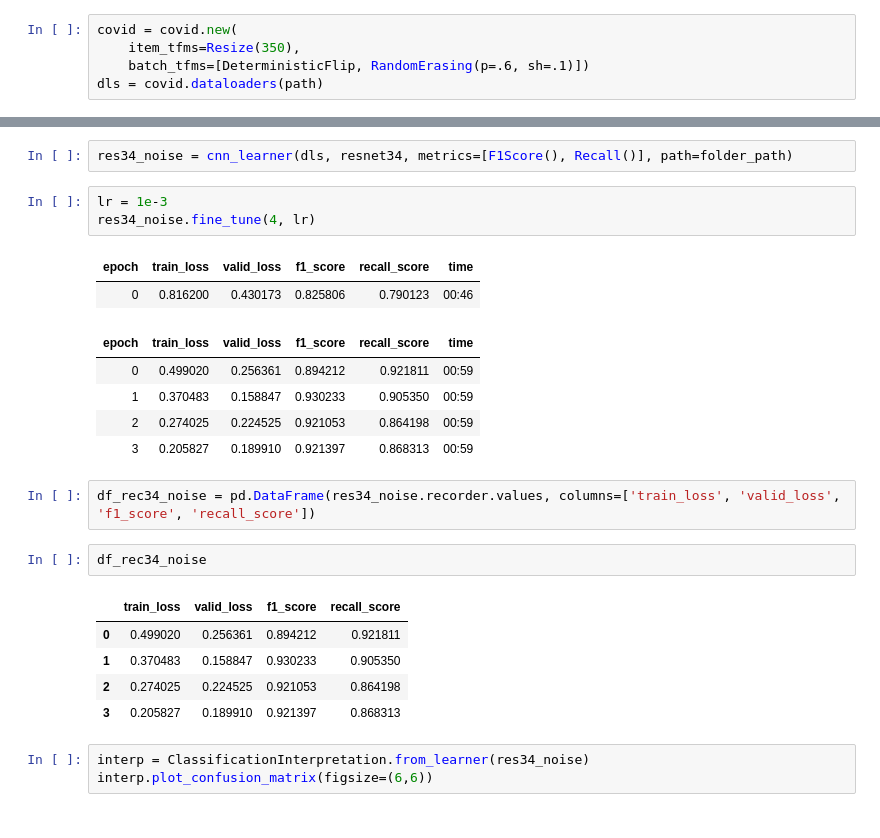
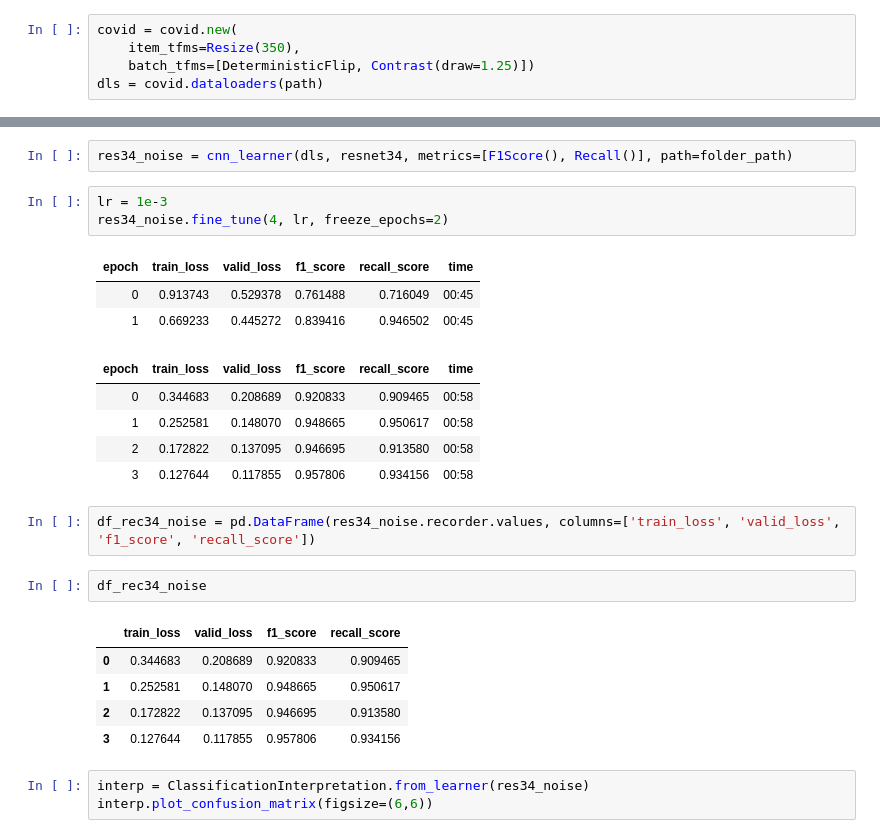
Before and after one commit to tomiambro/covid_transfer_learning, a Jupyter notebook: covid.ipynb, the cells around one changed output, grey strips where cells are left out. Cells and saved outputs as stored; diff of their text form.

```diff
--- a/covid.ipynb
+++ b/covid.ipynb
@@ -104,7 +104,7 @@ torch.cuda.empty_cache()
 # %%
 covid = covid.new(
     item_tfms=Resize(350),
-    batch_tfms=[DeterministicFlip, RandomErasing(p=.6, sh=.1)])
+    batch_tfms=[DeterministicFlip, Contrast(draw=1.25)])
 dls = covid.dataloaders(path)
 # %%
 dls.train.show_batch(max_n=4)
@@ -118,25 +120,26 @@ trans(train_features[0])
 res34_noise = cnn_learner(dls, resnet34, metrics=[F1Score(), Recall()], path=folder_path)
 # %%
 lr = 1e-3
-res34_noise.fine_tune(4, lr)
+res34_noise.fine_tune(4, lr, freeze_epochs=2)
 # %% [output]
 | epoch | train_loss | valid_loss | f1_score | recall_score | time |
-| 0 | 0.816200 | 0.430173 | 0.825806 | 0.790123 | 00:46 |
+| 0 | 0.913743 | 0.529378 | 0.761488 | 0.716049 | 00:45 |
+| 1 | 0.669233 | 0.445272 | 0.839416 | 0.946502 | 00:45 |
 | epoch | train_loss | valid_loss | f1_score | recall_score | time |
-| 0 | 0.499020 | 0.256361 | 0.894212 | 0.921811 | 00:59 |
-| 1 | 0.370483 | 0.158847 | 0.930233 | 0.905350 | 00:59 |
-| 2 | 0.274025 | 0.224525 | 0.921053 | 0.864198 | 00:59 |
-| 3 | 0.205827 | 0.189910 | 0.921397 | 0.868313 | 00:59 |
+| 0 | 0.344683 | 0.208689 | 0.920833 | 0.909465 | 00:58 |
+| 1 | 0.252581 | 0.148070 | 0.948665 | 0.950617 | 00:58 |
+| 2 | 0.172822 | 0.137095 | 0.946695 | 0.913580 | 00:58 |
+| 3 | 0.127644 | 0.117855 | 0.957806 | 0.934156 | 00:58 |
 # %%
 df_rec34_noise = pd.DataFrame(res34_noise.recorder.values, columns=['train_loss', 'valid_loss', 'f1_score', 'recall_score'])
 # %%
 df_rec34_noise
 # %% [output]
 |  | train_loss | valid_loss | f1_score | recall_score |
-| 0 | 0.499020 | 0.256361 | 0.894212 | 0.921811 |
-| 1 | 0.370483 | 0.158847 | 0.930233 | 0.905350 |
-| 2 | 0.274025 | 0.224525 | 0.921053 | 0.864198 |
-| 3 | 0.205827 | 0.189910 | 0.921397 | 0.868313 |
+| 0 | 0.344683 | 0.208689 | 0.920833 | 0.909465 |
+| 1 | 0.252581 | 0.148070 | 0.948665 | 0.950617 |
+| 2 | 0.172822 | 0.137095 | 0.946695 | 0.913580 |
+| 3 | 0.127644 | 0.117855 | 0.957806 | 0.934156 |
 # %%
 interp = ClassificationInterpretation.from_learner(res34_noise)
 interp.plot_confusion_matrix(figsize=(6,6))
```
Also changed, not shown: parts of 15 cells of this notebook.
